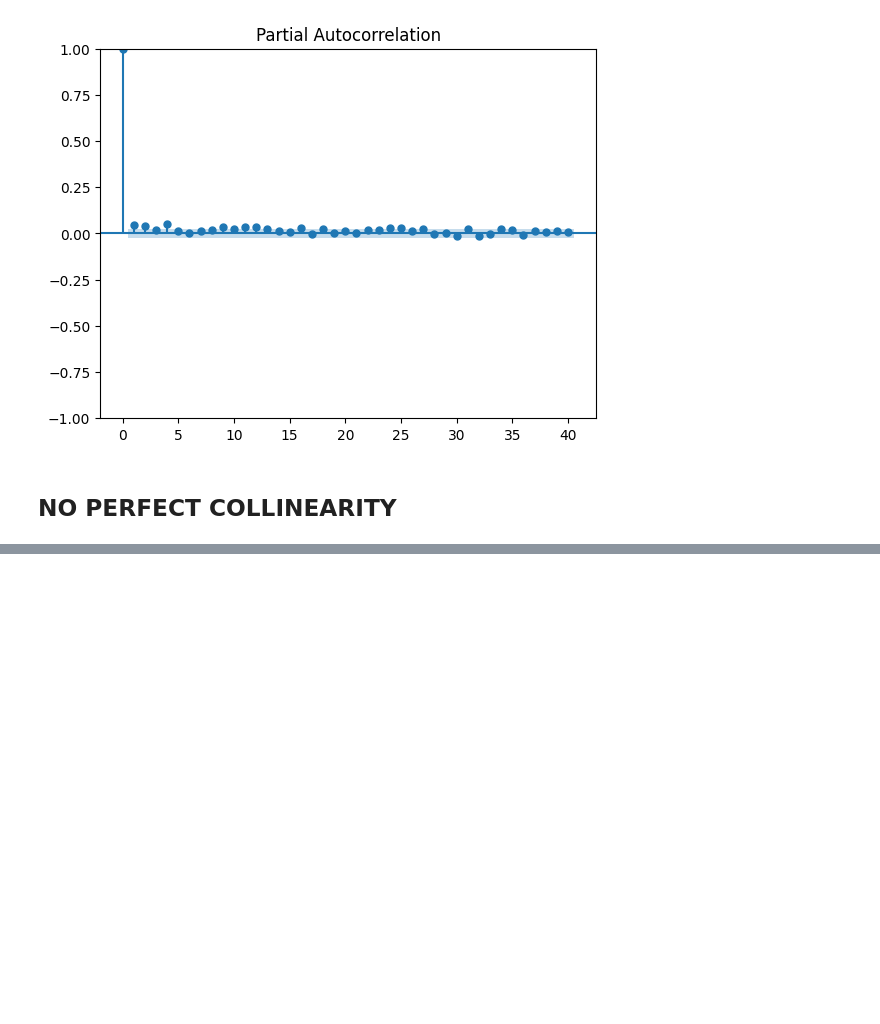
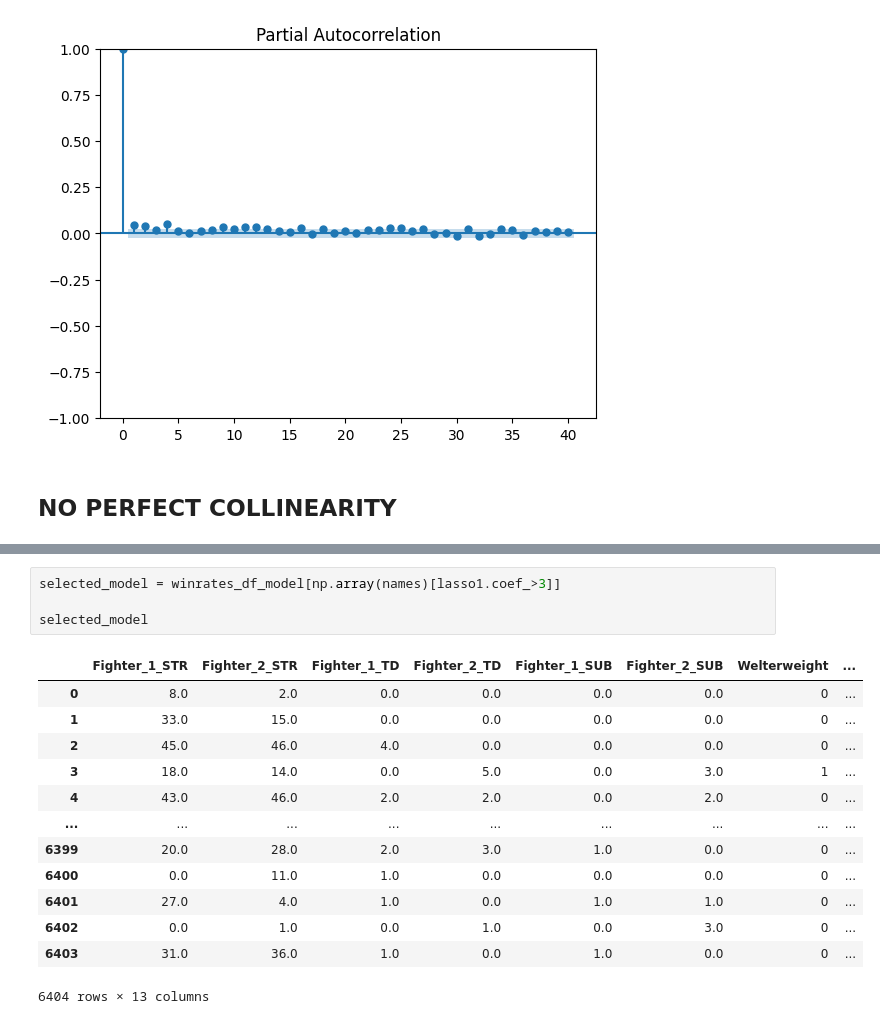
Before and after one commit to Vitaliypn/UFC_Econometrics_Research, a Jupyter notebook: project.ipynb, the cells around one changed output, grey strips where cells are left out. Drawn from its saved outputs; the diff is of its cells as text; blank space fills up the shorter version.

```diff
--- a/project.ipynb
+++ b/project.ipynb
@@ -1024,0 +1068,18 @@ p=sns.heatmap(winrates_df_model.corr(), annot=True,cmap='RdYlGn',square=True)  #
+# %%
+selected_model = winrates_df_model[np.array(names)[lasso1.coef_>3]]
+
+selected_model
+# %% [output]
+|  | Fighter_1_STR | Fighter_2_STR | Fighter_1_TD | Fighter_2_TD | Fighter_1_SUB | Fighter_2_SUB | Welterweight | ... |
+| 0 | 8.0 | 2.0 | 0.0 | 0.0 | 0.0 | 0.0 | 0 | ... |
+| 1 | 33.0 | 15.0 | 0.0 | 0.0 | 0.0 | 0.0 | 0 | ... |
+| 2 | 45.0 | 46.0 | 4.0 | 0.0 | 0.0 | 0.0 | 0 | ... |
+| 3 | 18.0 | 14.0 | 0.0 | 5.0 | 0.0 | 3.0 | 1 | ... |
+| 4 | 43.0 | 46.0 | 2.0 | 2.0 | 0.0 | 2.0 | 0 | ... |
+| ... | ... | ... | ... | ... | ... | ... | ... | ... |
+| 6399 | 20.0 | 28.0 | 2.0 | 3.0 | 1.0 | 0.0 | 0 | ... |
+| 6400 | 0.0 | 11.0 | 1.0 | 0.0 | 0.0 | 0.0 | 0 | ... |
+| 6401 | 27.0 | 4.0 | 1.0 | 0.0 | 1.0 | 1.0 | 0 | ... |
+| 6402 | 0.0 | 1.0 | 0.0 | 1.0 | 0.0 | 3.0 | 0 | ... |
+| 6403 | 31.0 | 36.0 | 1.0 | 0.0 | 1.0 | 0.0 | 0 | ... |
+6404 rows × 13 columns
```
Also changed, not shown: parts of 12 cells of this notebook.
